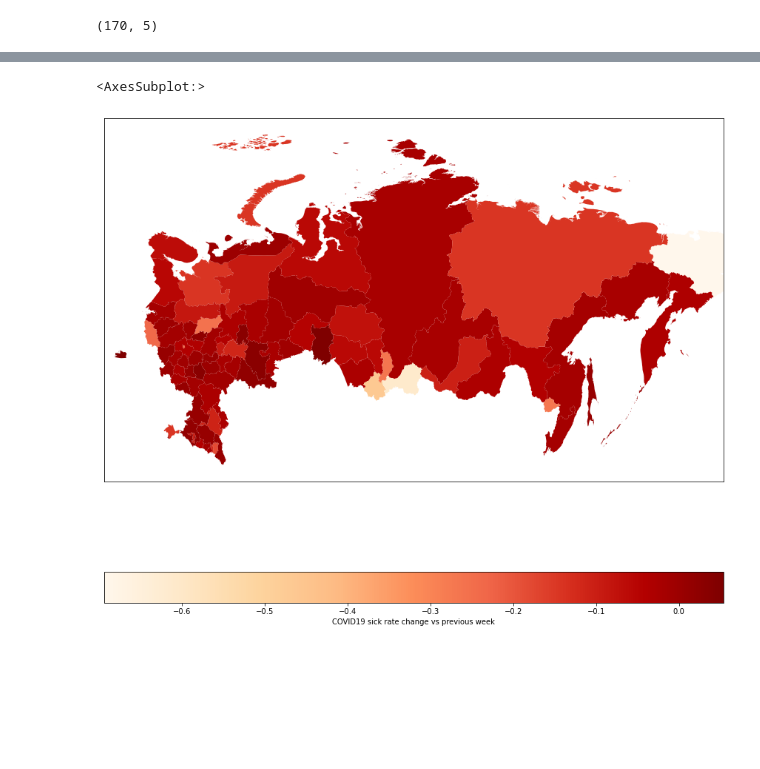
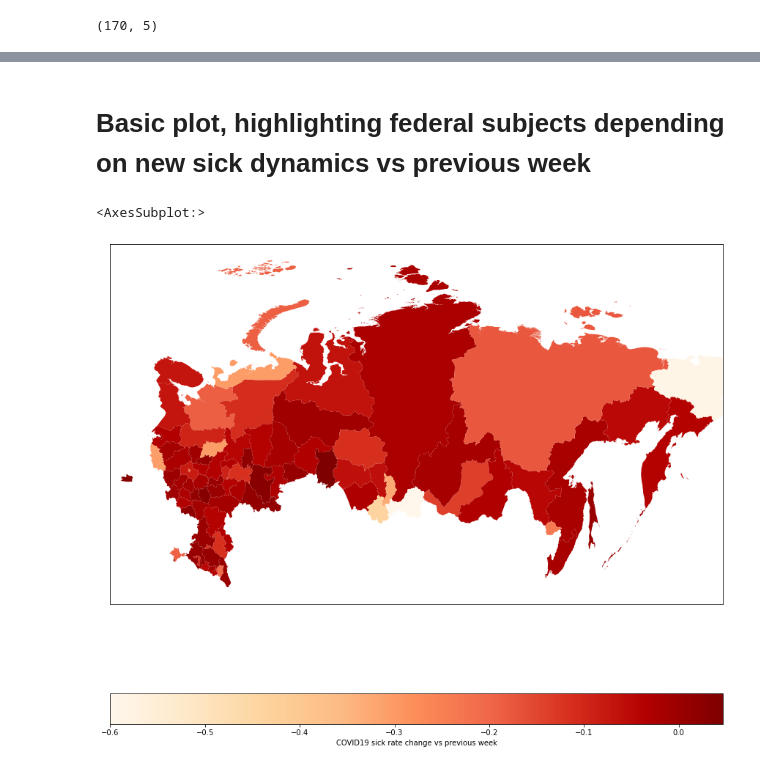
Before and after one commit to XelorR/covid19_dashboard, a Jupyter notebook: geopandas_map_example.ipynb, the cells around one changed output, grey strips where cells are left out. Cells and saved outputs as stored; diff of their text form; code cells hidden in the pictures; blank space fills up the shorter version.

```diff
--- a/geopandas_map_example.ipynb
+++ b/geopandas_map_example.ipynb
@@ -15,0 +32,7 @@ rolling_weeks.shape
+# %%
+rolling_weeks_sick_new = (
+    rolling_weeks.set_index(["region_name", "week"])[["sick_new"]]
+    .unstack()
+    .reset_index()
+)
+rolling_weeks_sick_new.head(3)
@@ -16,4 +45,14 @@ rolling_weeks.shape
 # %%
-rolling_weeks_sick_new = rolling_weeks.set_index(["region_name", "week"])[["sick_new"]].unstack().reset_index()
-rolling_weeks_sick_new.columns = ["region_name", "sick_new_last_week", "sick_new_previous_week"]
-rolling_weeks_sick_new["sick_temp_increase"] = rolling_weeks_sick_new.sick_new_last_week / rolling_weeks_sick_new.sick_new_previous_week - 1
+rolling_weeks_sick_new.columns = [
+    "region_name",
+    "sick_new_last_week",
+    "sick_new_previous_week",
+]
+rolling_weeks_sick_new["sick_temp_increase"] = (
+    rolling_weeks_sick_new.sick_new_last_week
+    / rolling_weeks_sick_new.sick_new_previous_week
+    - 1
+)
+
+gdf = shapes.merge(rolling_weeks_sick_new)
+gdf.head(3)
@@ -28,13 +64,22 @@ gdf.head(3)
+# %% [markdown]
+# Basic plot, highlighting federal subjects depending on new sick dynamics vs previous week
 # %%
 fig, ax = plt.subplots(1, 1, figsize=(15, 15))
 
 ax.set_xticks([])
 ax.set_yticks([])
 ax.set_xlim(17, 177)
 
-gdf.plot(ax=ax, column="sick_temp_increase", legend=True, cmap="OrRd",
-        legend_kwds={"label": "COVID19 sick rate change vs previous week",
-                    "orientation": "horizontal"})
+gdf.plot(
+    ax=ax,
+    column="sick_temp_increase",
+    legend=True,
+    cmap="OrRd",
+    legend_kwds={
+        "label": "COVID19 sick rate change vs previous week",
+        "orientation": "horizontal",
+    },
+)
 # %% [output]
 <AxesSubplot:>
-[figure, old version]
+[figure, new version]
```
Also changed, not shown: parts of 17 cells of this notebook.
